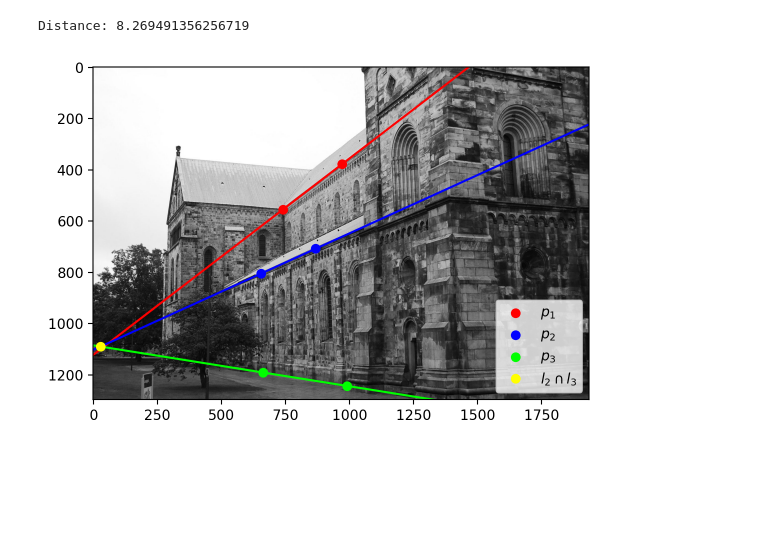
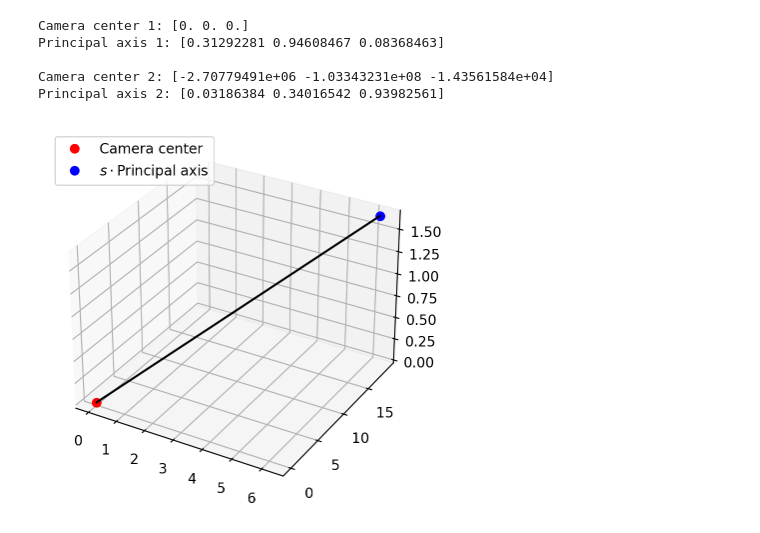
Before and after one commit to erik-norlin/EEN020-Computer-Vision, a Jupyter notebook: assignment-1/computer-exercise-3.ipynb, the cells around one changed output. Drawn from its saved outputs; the diff is of its cells as text; code cells hidden in the pictures; blank space fills up the shorter version.

Commit message:
camera pinhole model continue

```diff
--- a/assignment-1/computer-exercise-3.ipynb
+++ b/assignment-1/computer-exercise-3.ipynb
@@ -29,21 +29,32 @@ def normalize(v):
     return v/(v @ v)**0.5
 # %%
 def compute_camera_center(P):
-    M = P[:4,:]
+    M = P[:,:3]
     P4 = P[:,-1]
     C = M @ P4
-    return to_cart(C)
+    return C
 # %%
 def compute_principal_axis(P):
-    M = P[:4,:]
-    m3 = P[-1,:4]
-    v = np.linalg.det(M) @ m3
+    M = P[:,:3]
+    m3 = P[-1,:3]
+    v = np.linalg.det(M) * m3
     return normalize(v)
 # %%
 def camera_center_and_axis(P):
     C = compute_camera_center(P)
     p_axis = compute_principal_axis(P)
     return C, p_axis
+# %%
+def plot_camera(P,s):
+    C, p_axis = camera_center_and_axis(P)
+
+    ax = plt.axes(projection='3d')
+    ax.plot(C[0], C[1], C[2], 'o', color='red', label='Camera center')
+    ax.plot(s*p_axis[0], s*p_axis[1], s*p_axis[2], 'o', color='blue', label='$s\\cdot$Principal axis')
+    ax.plot([s*p_axis[0],C[0]], [s*p_axis[1],C[1]], [s*p_axis[2],C[2]], '-', color='black')
+
+    plt.legend(loc="upper left")
+    plt.show()
 # %%
 def rital(img, p1, p2, p3, l1, l2, l3, p):
 
@@ -67,10 +78,19 @@ def rital(img, p1, p2, p3, l1, l2, l3, p):
 # %%
 img1, img2 = load_images()
 P1, P2, U = mat_to_np()
 C1, p_axis1 = camera_center_and_axis(P1)
 C2, p_axis2 = camera_center_and_axis(P2)
 
-rital(img, p1, p2, p3, l1, l2, l3, p)
+print('Camera center 1:', C1, '\nPrincipal axis 1:', p_axis1)
+print('\nCamera center 2:', C2, '\nPrincipal axis 2:', p_axis2)
+
+s = 20
+plot_camera(P1,s)
+# rital(img, p1, p2, p3, l1, l2, l3, p)
 # %% [output]
-Distance: 8.269491356256719
+Camera center 1: [0. 0. 0.]
+Principal axis 1: [0.31292281 0.94608467 0.08368463]
+
+Camera center 2: [-2.70779491e+06 -1.03343231e+08 -1.43561584e+04]
+Principal axis 2: [0.03186384 0.34016542 0.93982561]
-[figure, old version]
+[figure, new version]
```
